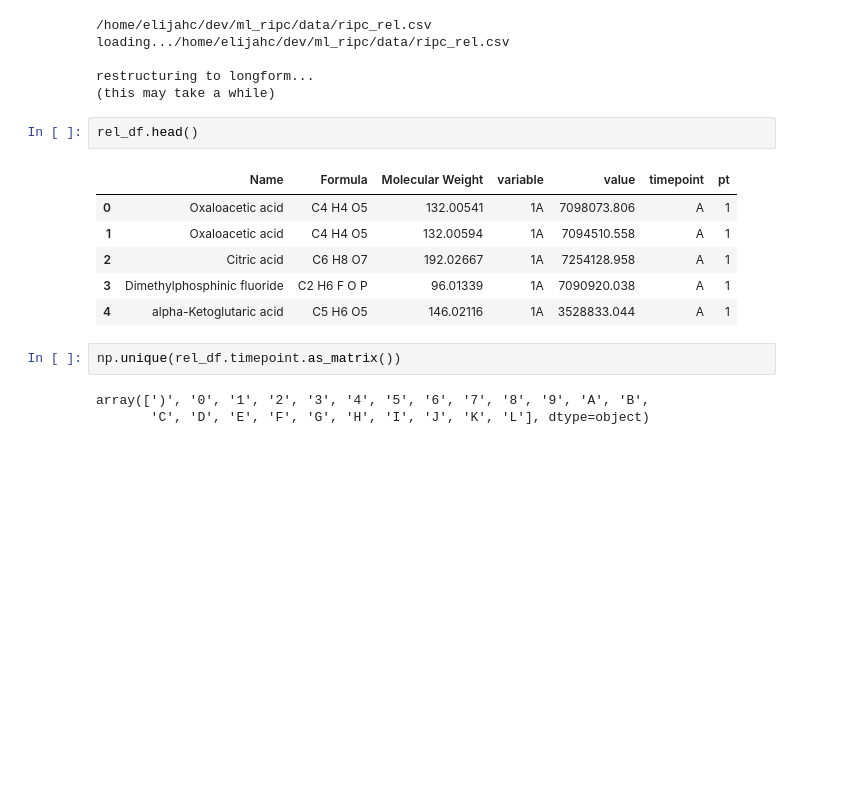
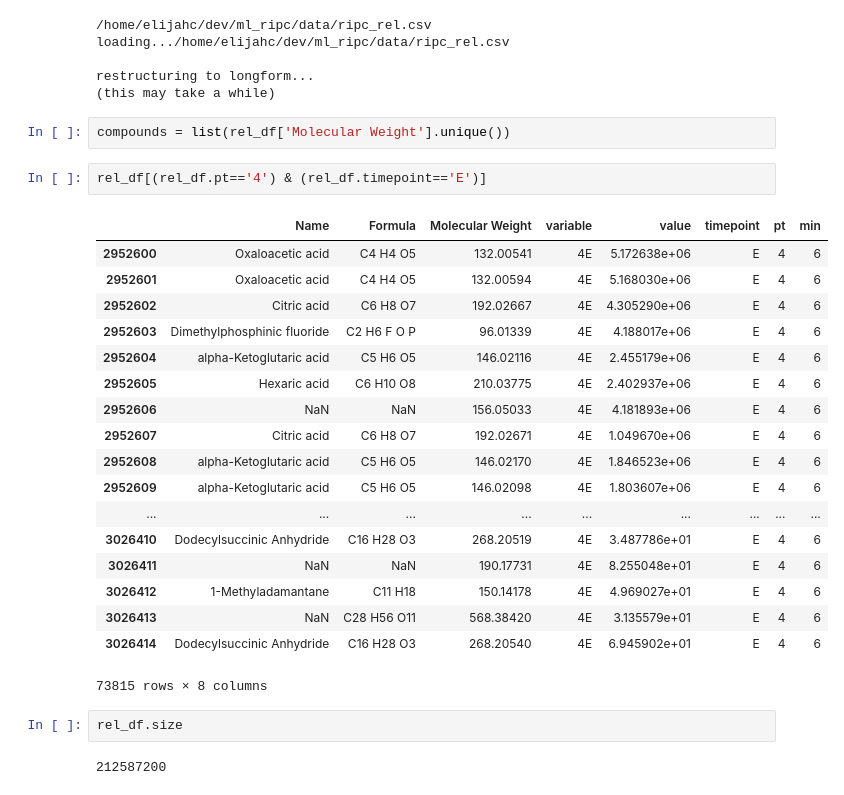
Before and after one commit to jzlab/ml_RIPC, a Jupyter notebook: notebooks/load_data.ipynb, the cells around one changed output. Cells and saved outputs as stored; diff of their text form; blank space fills up the shorter version.

```diff
--- a/notebooks/load_data.ipynb
+++ b/notebooks/load_data.ipynb
@@ -16,17 +16,30 @@ loading.../home/elijahc/dev/ml_ripc/data/ripc_rel.csv
 
 restructuring to longform...
 (this may take a while)
+# %%
+compounds = list(rel_df['Molecular Weight'].unique())
+# %%
+rel_df[(rel_df.pt=='4') & (rel_df.timepoint=='E')]
+# %% [output]
+|  | Name | Formula | Molecular Weight | variable | value | timepoint | pt | min |
+| 2952600 | Oxaloacetic acid | C4 H4 O5 | 132.00541 | 4E | 5.172638e+06 | E | 4 | 6 |
+| 2952601 | Oxaloacetic acid | C4 H4 O5 | 132.00594 | 4E | 5.168030e+06 | E | 4 | 6 |
+| 2952602 | Citric acid | C6 H8 O7 | 192.02667 | 4E | 4.305290e+06 | E | 4 | 6 |
+| 2952603 | Dimethylphosphinic fluoride | C2 H6 F O P | 96.01339 | 4E | 4.188017e+06 | E | 4 | 6 |
+| 2952604 | alpha-Ketoglutaric acid | C5 H6 O5 | 146.02116 | 4E | 2.455179e+06 | E | 4 | 6 |
+| 2952605 | Hexaric acid | C6 H10 O8 | 210.03775 | 4E | 2.402937e+06 | E | 4 | 6 |
+| 2952606 | NaN | NaN | 156.05033 | 4E | 4.181893e+06 | E | 4 | 6 |
+| 2952607 | Citric acid | C6 H8 O7 | 192.02671 | 4E | 1.049670e+06 | E | 4 | 6 |
+| 2952608 | alpha-Ketoglutaric acid | C5 H6 O5 | 146.02170 | 4E | 1.846523e+06 | E | 4 | 6 |
+| 2952609 | alpha-Ketoglutaric acid | C5 H6 O5 | 146.02098 | 4E | 1.803607e+06 | E | 4 | 6 |
+| ... | ... | ... | ... | ... | ... | ... | ... | ... |
+| 3026410 | Dodecylsuccinic Anhydride | C16 H28 O3 | 268.20519 | 4E | 3.487786e+01 | E | 4 | 6 |
+| 3026411 | NaN | NaN | 190.17731 | 4E | 8.255048e+01 | E | 4 | 6 |
+| 3026412 | 1-Methyladamantane | C11 H18 | 150.14178 | 4E | 4.969027e+01 | E | 4 | 6 |
+| 3026413 | NaN | C28 H56 O11 | 568.38420 | 4E | 3.135579e+01 | E | 4 | 6 |
+| 3026414 | Dodecylsuccinic Anhydride | C16 H28 O3 | 268.20540 | 4E | 6.945902e+01 | E | 4 | 6 |
+73815 rows × 8 columns
 # %%
-rel_df.head()
+rel_df.size
 # %% [output]
-|  | Name | Formula | Molecular Weight | variable | value | timepoint | pt |
-| 0 | Oxaloacetic acid | C4 H4 O5 | 132.00541 | 1A | 7098073.806 | A | 1 |
-| 1 | Oxaloacetic acid | C4 H4 O5 | 132.00594 | 1A | 7094510.558 | A | 1 |
-| 2 | Citric acid | C6 H8 O7 | 192.02667 | 1A | 7254128.958 | A | 1 |
-| 3 | Dimethylphosphinic fluoride | C2 H6 F O P | 96.01339 | 1A | 7090920.038 | A | 1 |
-| 4 | alpha-Ketoglutaric acid | C5 H6 O5 | 146.02116 | 1A | 3528833.044 | A | 1 |
+212587200
-# %%
-np.unique(rel_df.timepoint.as_matrix())
-# %% [output]
-array([')', '0', '1', '2', '3', '4', '5', '6', '7', '8', '9', 'A', 'B',
-       'C', 'D', 'E', 'F', 'G', 'H', 'I', 'J', 'K', 'L'], dtype=object)
```
Also changed, not shown: parts of 9 cells of this notebook, 4 other files.
